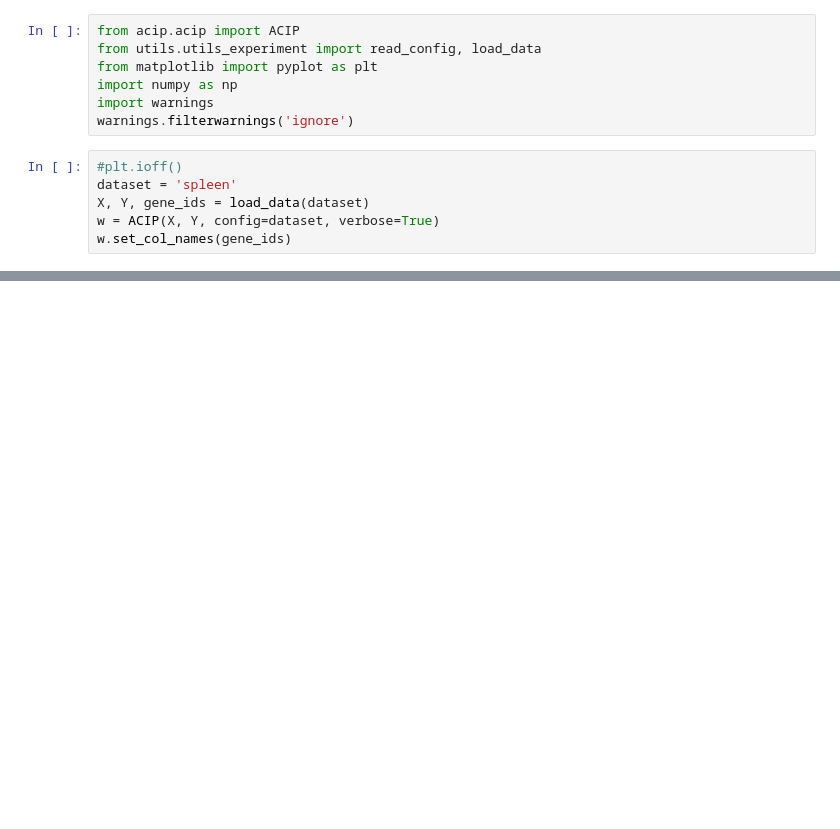
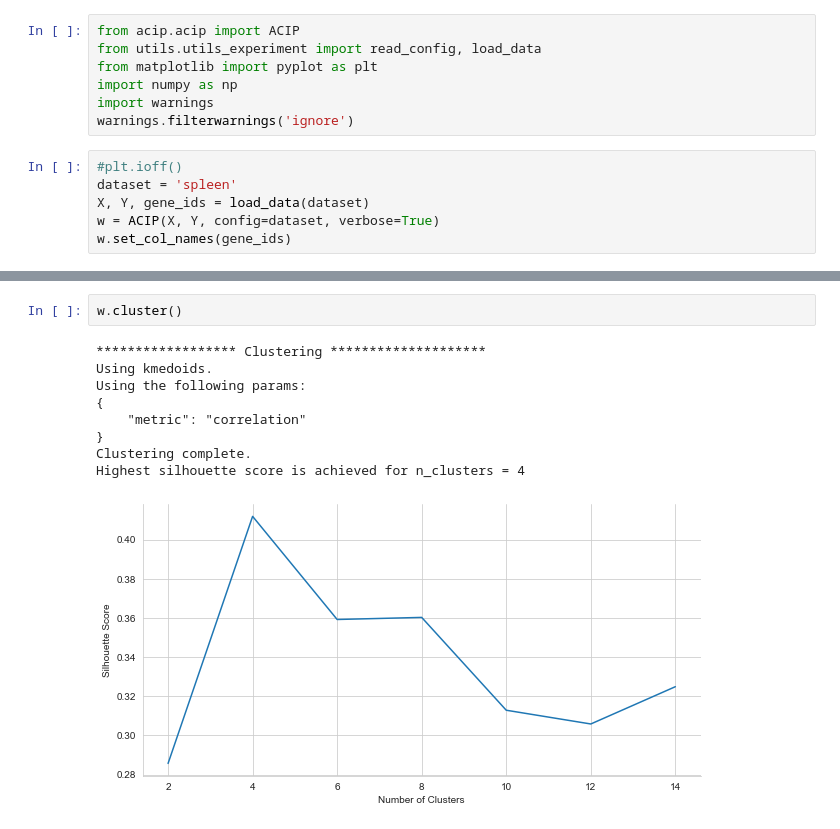
Before and after one commit to ferrocactus/cellar, a Jupyter notebook: notebooks/main.ipynb, the cells around one changed output, grey strips where cells are left out. Saved outputs shown, nothing was run; the diff lists cells and outputs as text; blank space fills up the shorter version.

```diff
--- a/notebooks/main.ipynb
+++ b/notebooks/main.ipynb
@@ -37,0 +30,12 @@ Reducing dimensionality for visualization using umap.
+# %%
+w.cluster()
+# %% [output]
+****************** Clustering ********************
+Using kmedoids.
+Using the following params:
+{
+    "metric": "correlation"
+}
+Clustering complete.
+Highest silhouette score is achieved for n_clusters = 4
+[figure, added]
```
Also changed, not shown: parts of 5 cells of this notebook, 3 other files.
